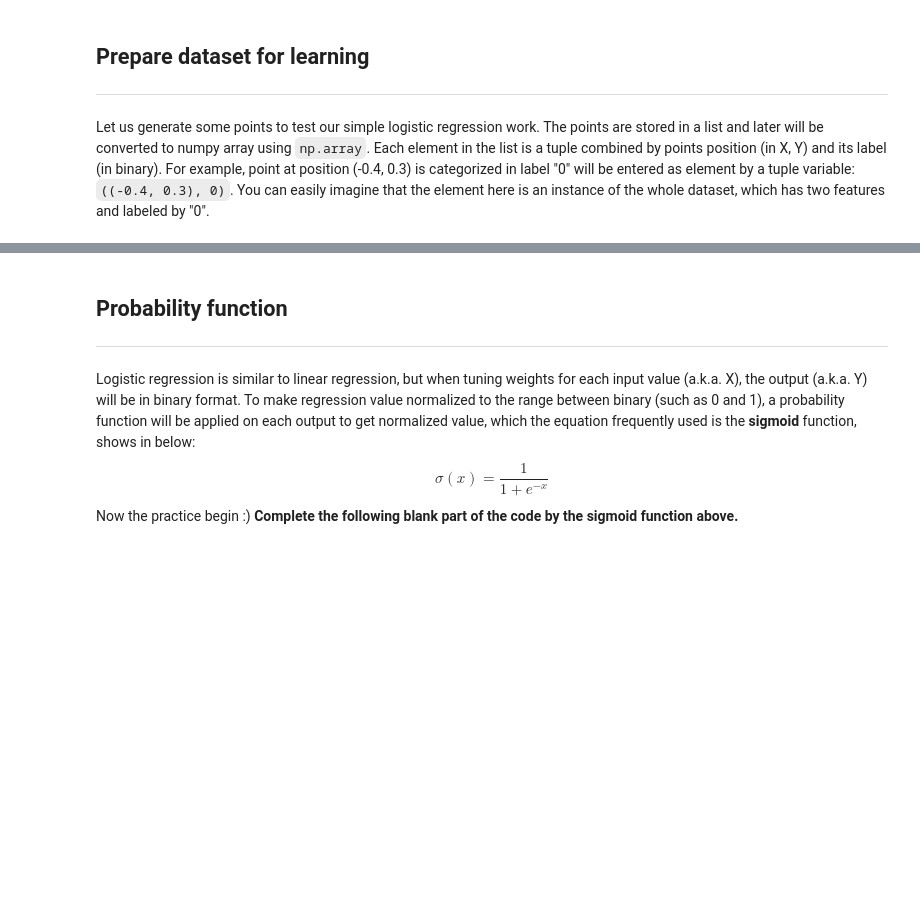
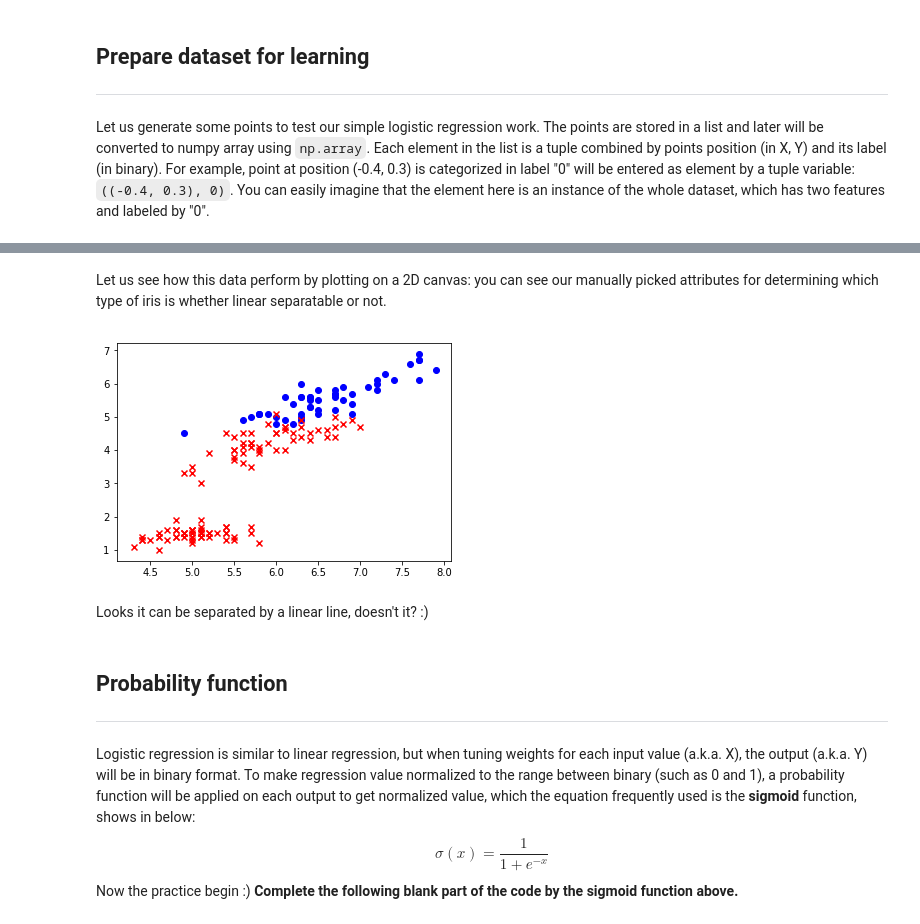
Before and after one commit to IKMLab/Logistic-Regression-Tutorial, a Jupyter notebook: logistic_regression_tutorial.ipynb, the cells around one changed output, grey strips where cells are left out. Drawn from its saved outputs; the diff is of its cells as text; code cells hidden in the pictures; blank space fills up the shorter version.

```diff
--- a/logistic_regression_tutorial.ipynb
+++ b/logistic_regression_tutorial.ipynb
@@ -35,3 +71,14 @@ dataset = np.array([
+# %% [markdown]
+Let us see how this data perform by plotting on a 2D canvas: you can see our manually picked attributes for determining which type of iris is whether linear separatable or not.
+# %%
+# show current dataset distribution
+plt.scatter([v[0][0] for v in dataset if v[1]==1],[v[0][1] for v in dataset if v[1]==1],c="b",marker="o")
+plt.scatter([v[0][0] for v in dataset if v[1]==0],[v[0][1] for v in dataset if v[1]==0],c="r",marker="x")
+plt.show()
+# %% [output]
+[figure, added]
+# %% [markdown]
+Looks it can be separated by a linear line, doesn't it? :)
 # %% [markdown]
 ## Probability function
 ---
```
Also changed, not shown: parts of 8 cells of this notebook.
